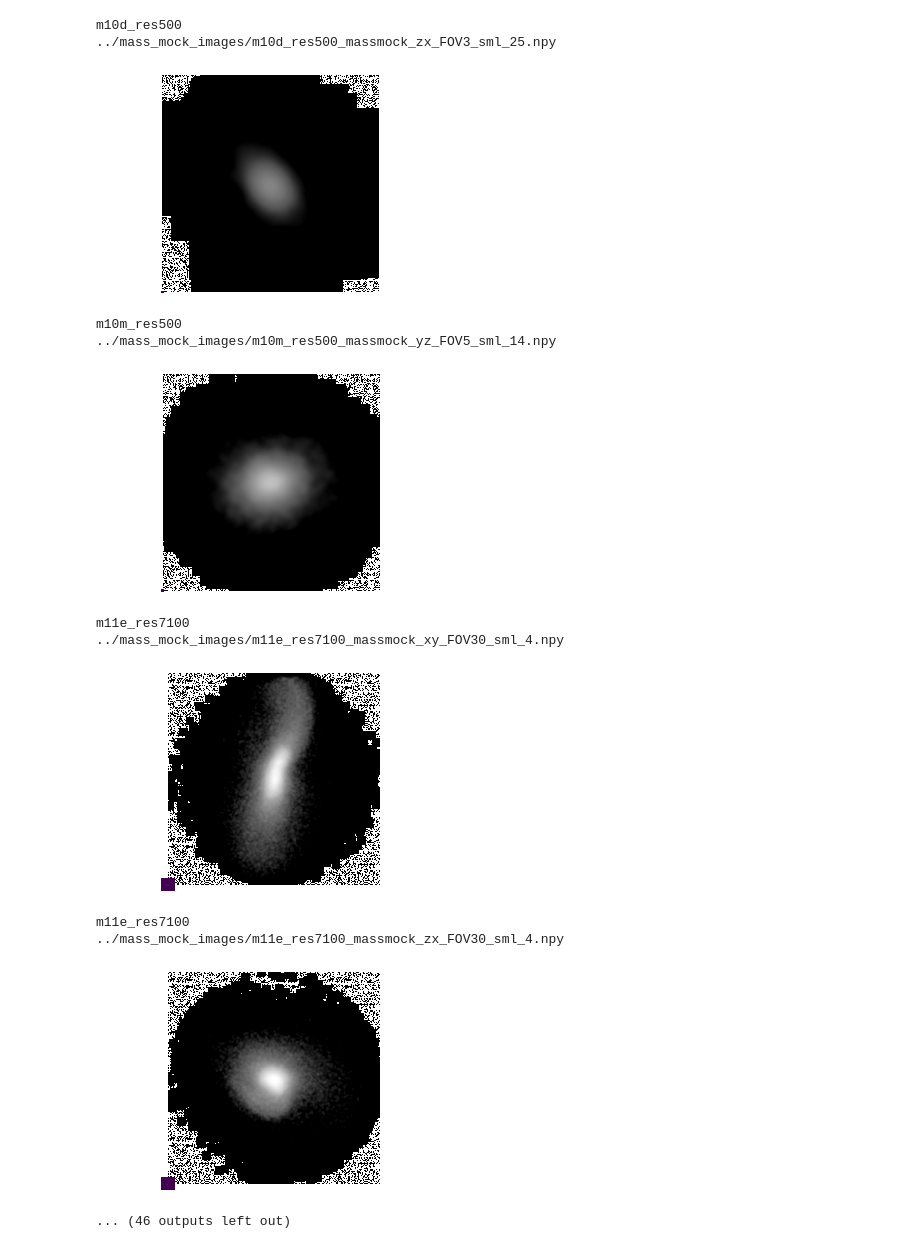
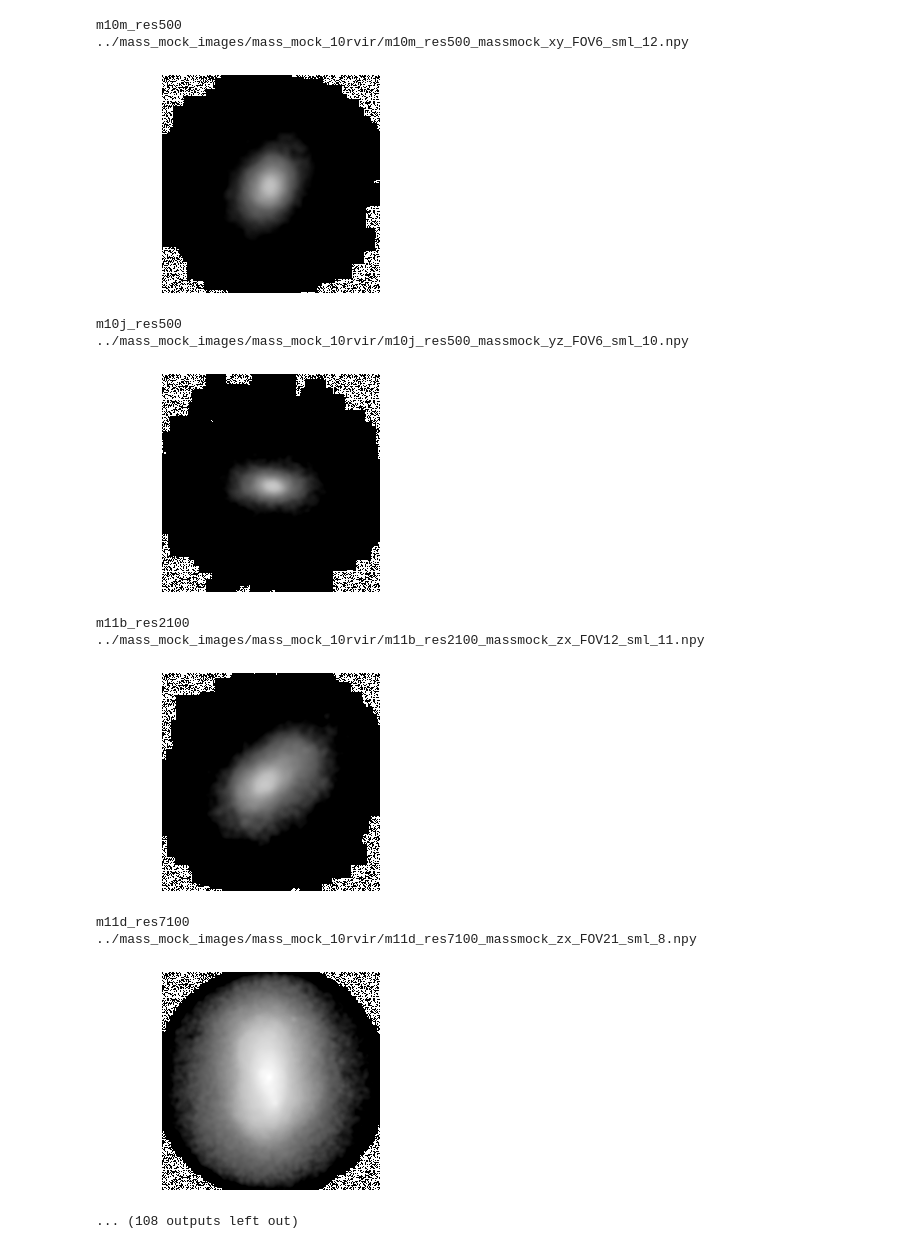
Before and after one commit to courtk32/mockobservation-tools, a Jupyter notebook: Create_Mass_Density_Images.ipynb, the cells around one changed output. Drawn from its saved outputs; the diff is of its cells as text; code cells hidden in the pictures.

```diff
--- a/Create_Mass_Density_Images.ipynb
+++ b/Create_Mass_Density_Images.ipynb
@@ -25,15 +23,19 @@ Missing firefly, obtain it at http://github.com/ageller/Firefly or pip install f
 # load all images
 
 image_files_list = glob.glob('../mock_image_files_round2/*.npy')
+data = pd.read_csv('../fulldata_allparams.csv')
 # %%
-for file in image_files_list[62:]:
+for file in image_files_list:
     image_file = file.split("/")[-1]
     image_params = image_file.split('_')
     image_type = image_params[2]
-    FOV = int(image_params[-2][3:])
+    #FOV = int(image_params[-2][3:])
     view = image_params[-3]
     sim = image_params[0]+'_'+image_params[1]
     pixel = 1000
+
+    sim_data = data.loc[(data['sim'] == sim) & (data['proj'] == view)]
+    FOV = int(math.ceil(sim_data['rvir_10']))
 
     kpctopix = pixel / (FOV*2)
     pixtokpc = kpctopix**-1
@@ -60,6 +62,7 @@ for file in image_files_list[62:]:
         sim_path =  '/data17/grenache/aalazar/FIRE/GVB/'+str(sim)+'/output/hdf5/snapdir_'+str(snap_num)+'/'
         star_snapdict, gas_snapdict = load_sim(sim_path,snap_num)
 
+
         star_snapdict, gas_snapdict, halo = mask_sim_to_halo(star_snapdict=star_snapdict,
                                                              gas_snapdict=gas_snapdict,
                                                              host_halo=halo,
@@ -79,14 +82,14 @@ for file in image_files_list[62:]:
         elif view == 'zx':
             Mass = plt.hist2d(star_snapdict['Coordinates'][:,0],star_snapdict['Coordinates'][:,2],
                        weights=star_snapdict['Masses'], bins=pixel)
-
+        plt.close()
         #Convert unit from mass/pixel^2 to mass/kpc^2
         SigmaMass = Mass[0][::-1] * (pixtokpc)**-2
         # Smooth based on the median smoothing length of star particle
         smooth = int(np.median(star_snapdict['hsml'])*kpctopix)
         SigmaMass_smoothed = gaussian_filter(SigmaMass, sigma=smooth )
 
-        save_file_name = '../mass_mock_images/' + sim + '_massmock_' + view + '_FOV' + str(FOV) + '_sml_' + str(smooth) + '.npy'
+        save_file_name = '../mass_mock_images/mass_mock_10rvir/' + sim + '_massmock_' + view + '_FOV' + str(FOV) + '_sml_' + str(smooth) + '.npy'
 
         np.save(save_file_name, SigmaMass_smoothed)
         print(sim)
@@ -105,13 +108,13 @@ m10i_res500
-m10d_res500
-../mass_mock_images/m10d_res500_massmock_zx_FOV3_sml_25.npy
+m10m_res500
+../mass_mock_images/mass_mock_10rvir/m10m_res500_massmock_xy_FOV6_sml_12.npy
-[figure, old version]
+[figure, new version]
-m10m_res500
-../mass_mock_images/m10m_res500_massmock_yz_FOV5_sml_14.npy
+m10j_res500
+../mass_mock_images/mass_mock_10rvir/m10j_res500_massmock_yz_FOV6_sml_10.npy
-[figure, old version]
+[figure, new version]
-m11e_res7100
-../mass_mock_images/m11e_res7100_massmock_xy_FOV30_sml_4.npy
+m11b_res2100
+../mass_mock_images/mass_mock_10rvir/m11b_res2100_massmock_zx_FOV12_sml_11.npy
-[figure, old version]
+[figure, new version]
-m11e_res7100
-../mass_mock_images/m11e_res7100_massmock_zx_FOV30_sml_4.npy
+m11d_res7100
+../mass_mock_images/mass_mock_10rvir/m11d_res7100_massmock_zx_FOV21_sml_8.npy
-[figure, old version]
+[figure, new version]
-... (46 outputs left out)
+... (108 outputs left out)
```
Also changed, not shown: parts of 2 cells of this notebook, 1 other file.
